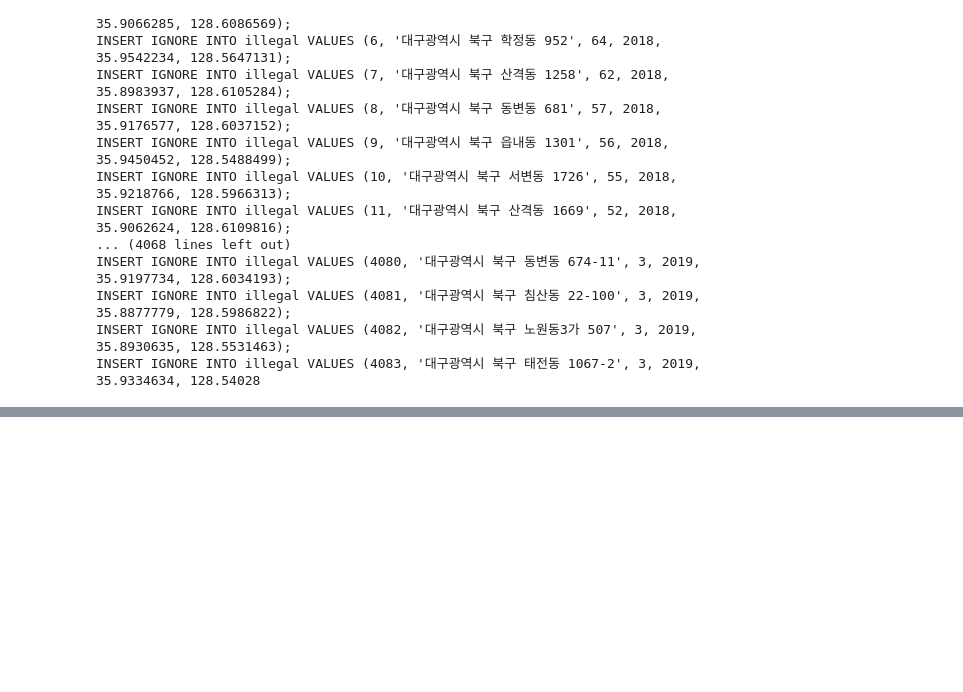
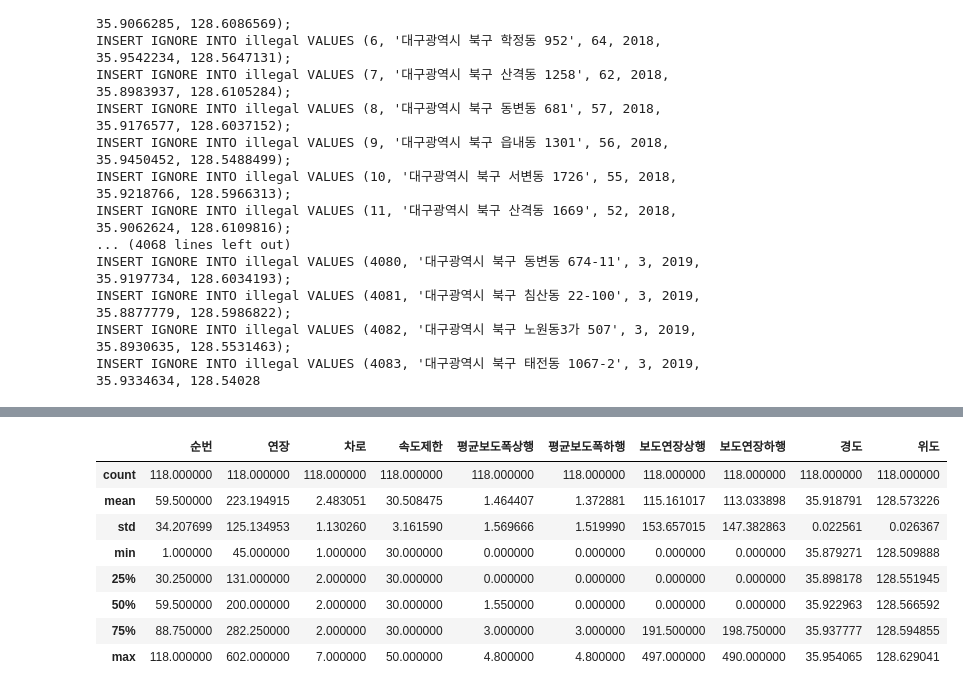
Before and after one commit to robert-min/daegu-parking, a Jupyter notebook: jupyter/illegal_parking.ipynb, the cells around one changed output, grey strips where cells are left out. Saved outputs shown, nothing was run; the diff lists cells and outputs as text; code cells hidden in the pictures; blank space fills up the shorter version.

```diff
--- a/jupyter/illegal_parking.ipynb
+++ b/jupyter/illegal_parking.ipynb
@@ -306,0 +307,3 @@ INSERT IGNORE INTO illegal VALUES (4083, '대구광역시 북구 태전동 1067-
+# %%
+safe_area = pd.read_csv("ori_file/대구광역시 북구_노인장애인보호구역 현황_20211123.csv", encoding='cp949')
+safe_area.head()
@@ -306,0 +337,12 @@ INSERT IGNORE INTO illegal VALUES (4083, '대구광역시 북구 태전동 1067-
+# %%
+safe_area.describe()
+# %% [output]
+|  | 순번 | 연장 | 차로 | 속도제한 | 평균보도폭상행 | 평균보도폭하행 | 보도연장상행 | 보도연장하행 | 경도 | 위도 |
+| count | 118.000000 | 118.000000 | 118.000000 | 118.000000 | 118.000000 | 118.000000 | 118.000000 | 118.000000 | 118.000000 | 118.000000 |
+| mean | 59.500000 | 223.194915 | 2.483051 | 30.508475 | 1.464407 | 1.372881 | 115.161017 | 113.033898 | 35.918791 | 128.573226 |
+| std | 34.207699 | 125.134953 | 1.130260 | 3.161590 | 1.569666 | 1.519990 | 153.657015 | 147.382863 | 0.022561 | 0.026367 |
+| min | 1.000000 | 45.000000 | 1.000000 | 30.000000 | 0.000000 | 0.000000 | 0.000000 | 0.000000 | 35.879271 | 128.509888 |
+| 25% | 30.250000 | 131.000000 | 2.000000 | 30.000000 | 0.000000 | 0.000000 | 0.000000 | 0.000000 | 35.898178 | 128.551945 |
+| 50% | 59.500000 | 200.000000 | 2.000000 | 30.000000 | 1.550000 | 0.000000 | 0.000000 | 0.000000 | 35.922963 | 128.566592 |
+| 75% | 88.750000 | 282.250000 | 2.000000 | 30.000000 | 3.000000 | 3.000000 | 191.500000 | 198.750000 | 35.937777 | 128.594855 |
+| max | 118.000000 | 602.000000 | 7.000000 | 50.000000 | 4.800000 | 4.800000 | 497.000000 | 490.000000 | 35.954065 | 128.629041 |
```
Also changed, not shown: parts of 8 cells of this notebook, 1 other file.
